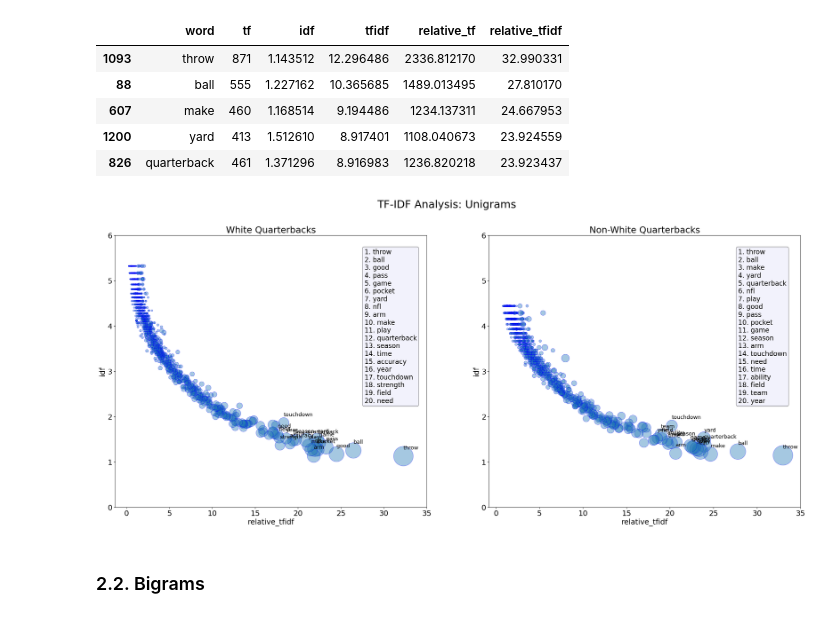
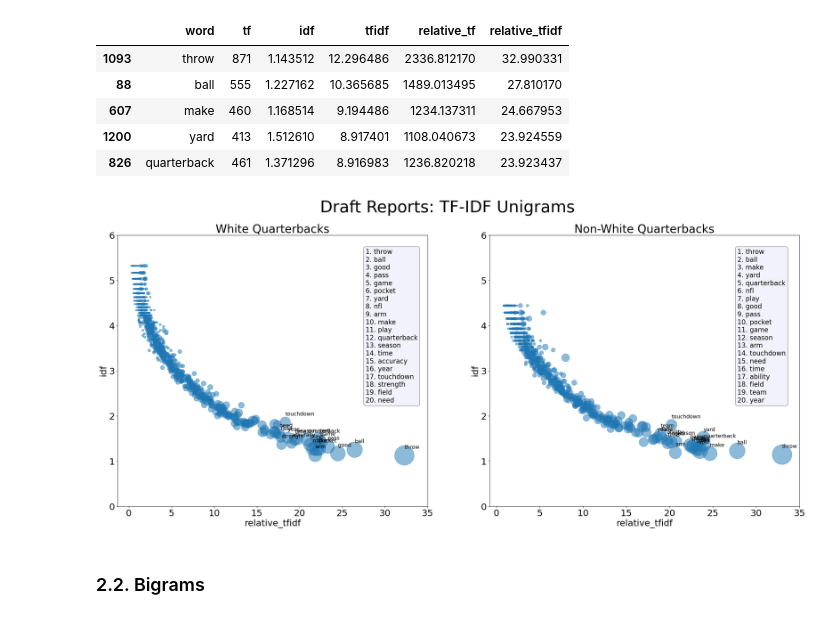
Before and after one commit to Ezekiel-25-17/Racial_Bias_in_American_Football, a Jupyter notebook: reports-tfidf_analysis.ipynb, the cells around one changed output. Saved outputs shown, nothing was run; the diff lists cells and outputs as text; code cells hidden in the pictures.

Commit message:
fixed plots tfidf

```diff
--- a/reports-tfidf_analysis.ipynb
+++ b/reports-tfidf_analysis.ipynb
@@ -189,47 +189,49 @@ df_nw.head(5)
 | 1200 | yard | 413 | 1.512610 | 8.917401 | 1108.040673 | 23.924559 |
 | 826 | quarterback | 461 | 1.371296 | 8.916983 | 1236.820218 | 23.923437 |
 # %%
-# Plot, with annotations for top 10
+# Plot, with annotations for top 20
 
-plt.rcParams.update({'font.size': 18})
+plt.rcParams.update({'font.size': 22})
 
 fig, axs = plt.subplots(1,2, figsize = (30,12))
 top = 20
+xticks = range(0, 36, 5)
+yticks = range(0, 7, 1)
 
 ax = axs[0]
-ax = df_w.plot.scatter(x = 'relative_tfidf', y = 'idf', s = 'relative_tf', ax = ax, alpha = 0.4, edgecolor = 'blue', xticks=range(0, 36, 5), yticks=range(0, 7, 1))
+ax = df_w.plot.scatter(x = 'relative_tfidf', y = 'idf', s = 'relative_tf', ax = ax, alpha = 0.5, edgecolor = 'tab:blue', xticks=xticks, yticks=yticks)
 
 text = []
 t = 1
 for i in list(df_w.index[:top]):
     ax.annotate(df_w.word[i], (df_w.relative_tfidf[i], df_w.idf[i] + 0.15), fontsize=13)
     text.append(f'{t}. {df_w.word[i]}')
     t += 1
 
 textstr = '\n'.join(text)
 props = dict(boxstyle='round', facecolor='lavender', alpha=0.5)
 ax.text(0.80, 0.95, textstr, transform=ax.transAxes, fontsize=16, verticalalignment='top', bbox=props)
-ax.set_title('White Quarterbacks', fontsize=22)
+ax.set_title('White Quarterbacks', fontsize=28)
 
 ax = axs[1]
-ax = df_nw.plot.scatter(x = 'relative_tfidf', y = 'idf', s = 'relative_tf', ax = ax, alpha = 0.4, edgecolor = 'blue', xticks=range(0, 36, 5), yticks=range(0, 7, 1))
+ax = df_nw.plot.scatter(x = 'relative_tfidf', y = 'idf', s = 'relative_tf', ax = ax, alpha = 0.5, edgecolor = 'tab:blue', xticks=xticks, yticks=yticks)
 
 text = []
 t = 1
 for i in list(df_nw.index[:top]):
     ax.annotate(df_nw.word[i], (df_nw.relative_tfidf[i], df_nw.idf[i] + 0.15), fontsize=13)
     text.append(f'{t}. {df_nw.word[i]}')
     t += 1
 
 textstr = '\n'.join(text)
 props = dict(boxstyle='round', facecolor='lavender', alpha=0.5)
 ax.text(0.80, 0.95, textstr, transform=ax.transAxes, fontsize=16, verticalalignment='top', bbox=props)
-ax.set_title('Non-White Quarterbacks', fontsize=22)
+ax.set_title('Non-White Quarterbacks', fontsize=28)
 
-fig.suptitle("TF-IDF Analysis: Unigrams", fontsize=26)
+fig.suptitle("Draft Reports: TF-IDF Unigrams", fontsize=40)
 plt.show()
 # %% [output]
-[figure, old version]
+[figure, new version]
 # %% [markdown]
 ### 2.2. Bigrams
 # %%
```
Also changed, not shown: parts of 2 cells of this notebook.
